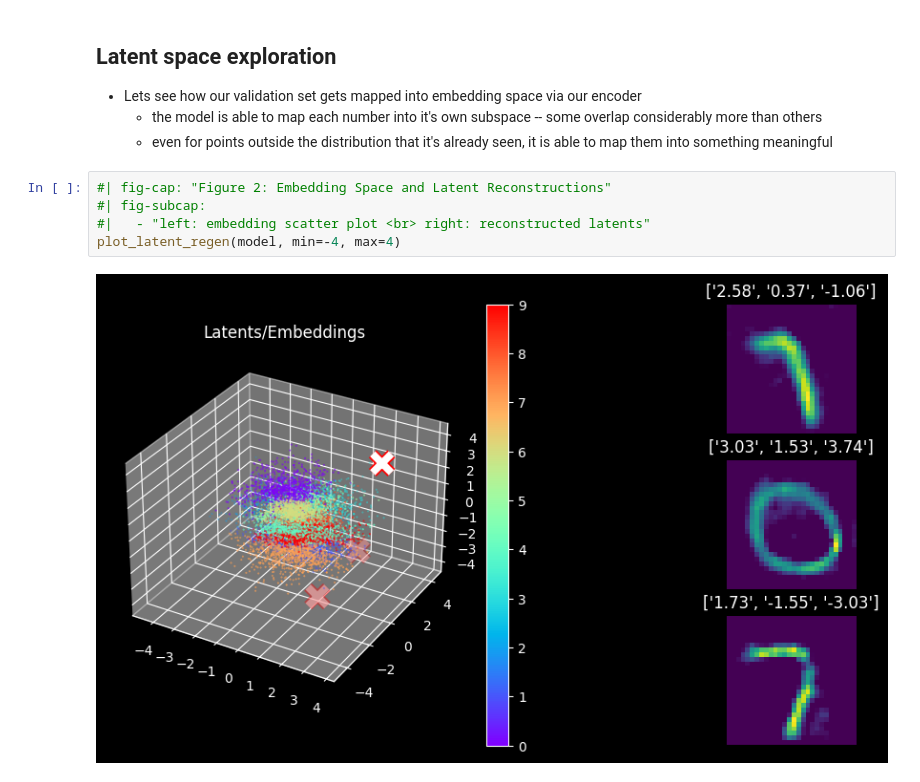
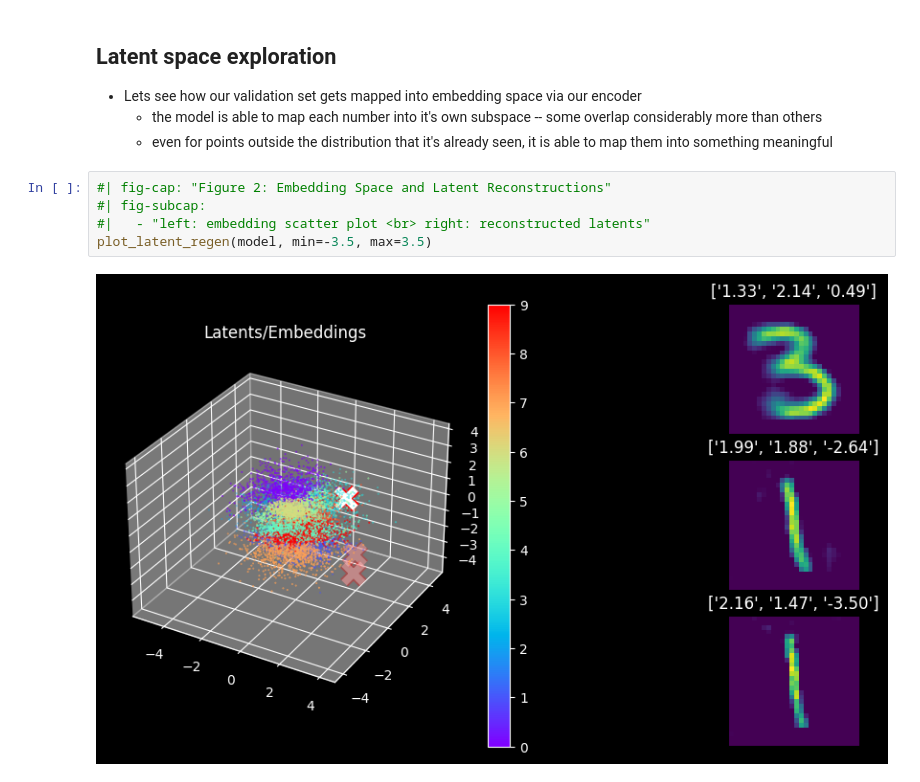
Before and after one commit to azaidi06/generative, a Jupyter notebook: vae.ipynb, the cells around one changed output. Drawn from its saved outputs; the diff is of its cells as text.

```diff
--- a/vae.ipynb
+++ b/vae.ipynb
@@ -98,7 +98,7 @@ plt_subs(*get_valid_results(model, dls.train), size=2)
 # %%
 #| fig-cap: "Figure 2: Embedding Space and Latent Reconstructions"
 #| fig-subcap:
 #|   - "left: embedding scatter plot <br> right: reconstructed latents"
-plot_latent_regen(model, min=-4, max=4)
+plot_latent_regen(model, min=-3.5, max=3.5)
 # %% [output]
-[figure, old version]
+[figure, new version]
```
Also changed, not shown: 1 other file.
